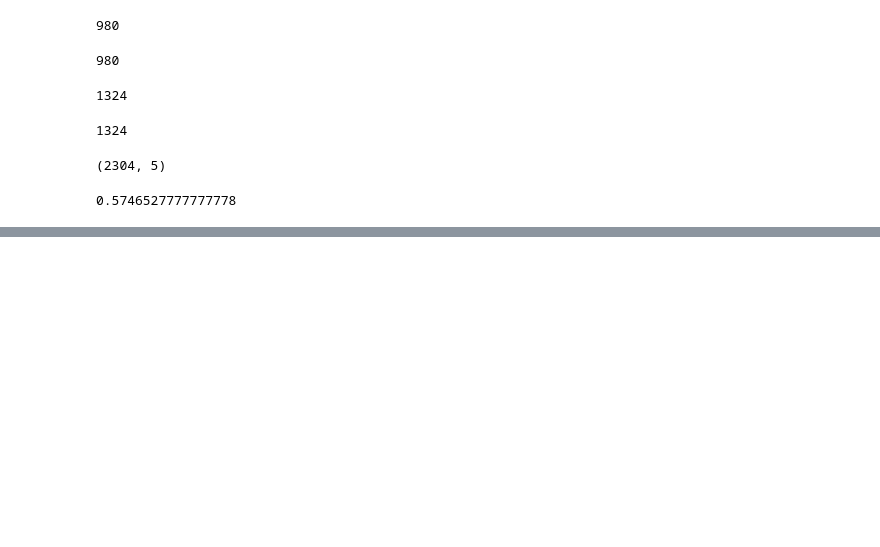
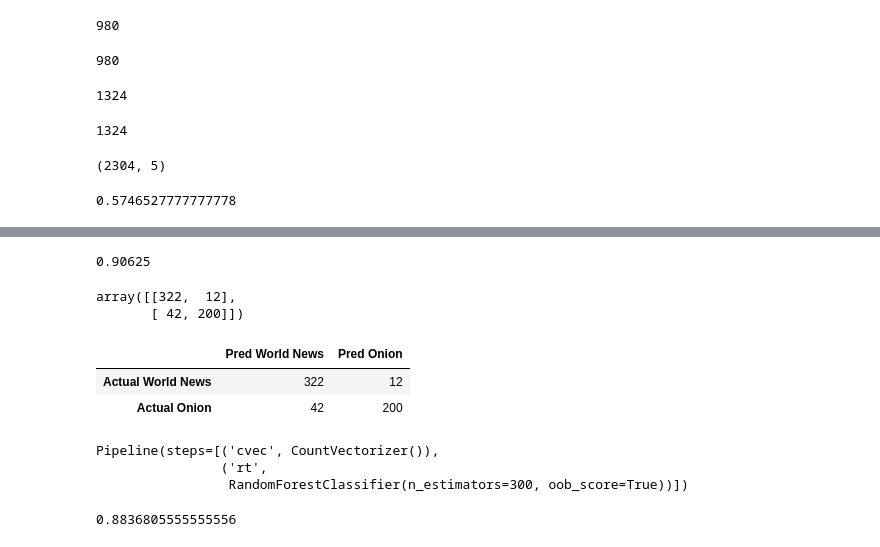
Before and after one commit to sr0e/DSB-TruthNet-Reddit, a Jupyter notebook: computing.ipynb, the cells around one changed output, grey strips where cells are left out. Drawn from its saved outputs; the diff is of its cells as text; code cells hidden in the pictures; blank space fills up the shorter version.

```diff
--- a/computing.ipynb
+++ b/computing.ipynb
@@ -76,0 +79,7 @@ X_train, X_test, y_train, y_test = train_test_split(X, y, random_state=42)
+# %%
+pipe_tvnb = Pipeline([
+    ('tvec', TfidfVectorizer()),
+    ('nb', MultinomialNB())
+])
+
+pipe_tvnb.fit(X_train, y_train)
@@ -76,0 +88,11 @@ X_train, X_test, y_train, y_test = train_test_split(X, y, random_state=42)
+# %%
+params = {
+    'tvec__ngram_range': [(1, 1), (1, 2), (1, 3)],
+    'tvec__stop_words': [None, 'english', sw],
+    'tvec__max_features': [None, 2000, 5000, 10000, 20000]
+}
+
+gs = GridSearchCV(pipe_tvnb, param_grid=params, cv=5, n_jobs=4)
+# %%
+%%time
+gs.fit(X_train, y_train)
@@ -77 +118,18 @@ X_train, X_test, y_train, y_test = train_test_split(X, y, random_state=42)
+# %%
+gs.score(X_test, y_test)
+# %% [output]
+0.90625
+# %%
+y_hat = gs.predict(X_test)
+cm = metrics.confusion_matrix(y_test, y_hat)
+cm
+# %% [output]
+array([[322,  12],
+       [ 42, 200]])
+# %%
+pd.DataFrame(cm, columns = ['Pred World News', 'Pred Onion'], index = ['Actual World News', 'Actual Onion'])
+# %% [output]
+|  | Pred World News | Pred Onion |
+| Actual World News | 322 | 12 |
+| Actual Onion | 42 | 200 |
 # %%
@@ -86,0 +140,10 @@ X_test_cv = cvec.transform(X_test)
+# %%
+pipe_cvrt.fit(X_train, y_train)
+# %% [output]
+Pipeline(steps=[('cvec', CountVectorizer()),
+                ('rt',
+                 RandomForestClassifier(n_estimators=300, oob_score=True))])
+# %%
+pipe_cvrt.score(X_test, y_test)
+# %% [output]
+0.8836805555555556
```
Also changed, not shown: parts of 15 cells of this notebook.
